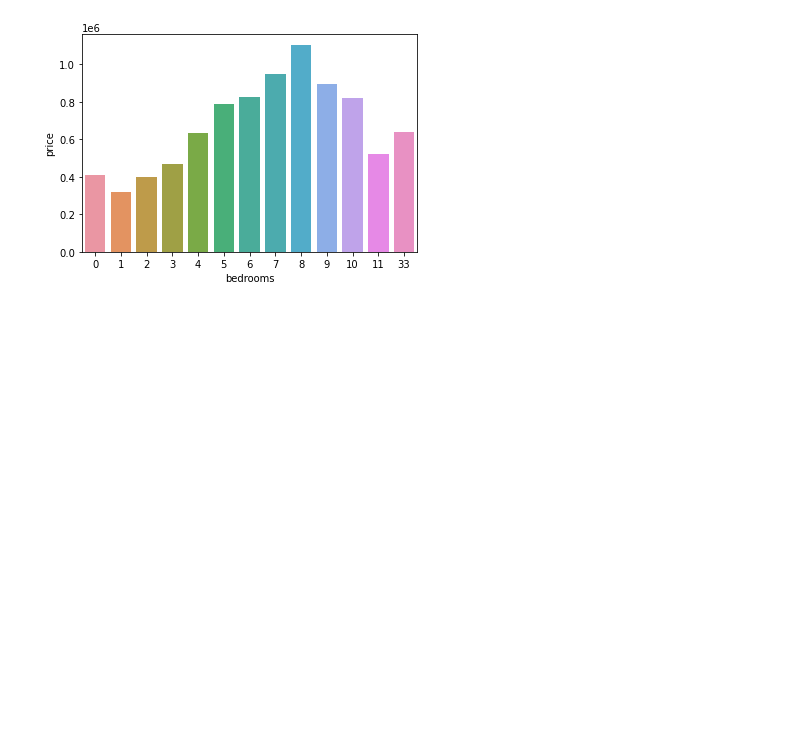
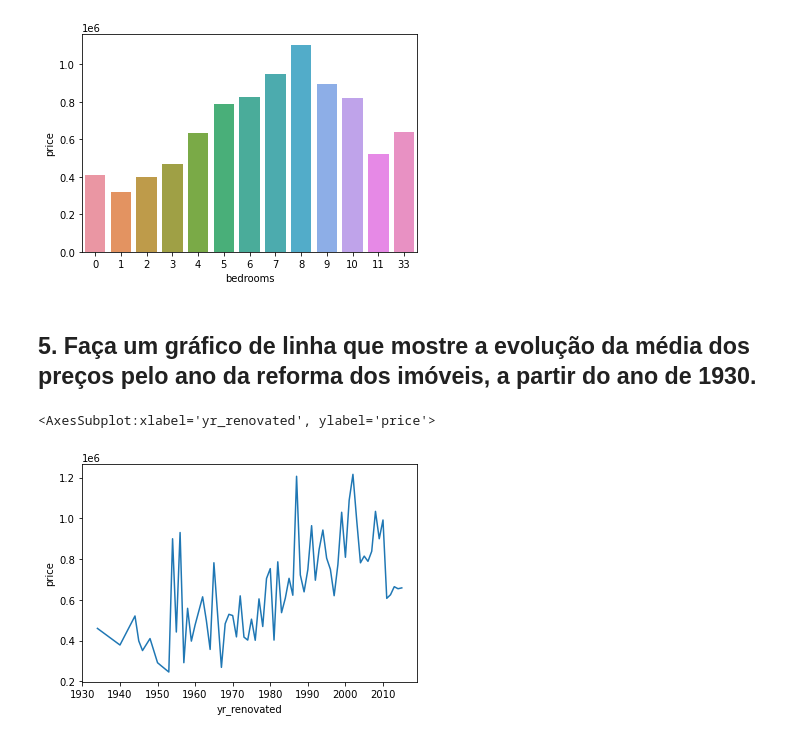
Before and after one commit to fe-sts/Data-Science, a Jupyter notebook: Python do ZERO ao DS/3. Transformação de Dados I - Básico/3. Novas perguntas do CEO .ipynb, the cells around one changed output. Cells and saved outputs as stored; diff of their text form; code cells hidden in the pictures; blank space fills up the shorter version.

```diff
--- a/Python do ZERO ao DS/3. Transformação de Dados I - Básico/3. Novas perguntas do CEO .ipynb
+++ b/Python do ZERO ao DS/3. Transformação de Dados I - Básico/3. Novas perguntas do CEO .ipynb
@@ -88,3 +88,16 @@ sns.barplot(x='bedrooms', y='price', data=df)
 # %% [output]
 <AxesSubplot:xlabel='bedrooms', ylabel='price'>
 [figure]
+# %% [markdown]
+## 5. Faça um gráﬁco de linha que mostre a evolução da média dos preços pelo ano da reforma dos imóveis, a partir do ano de 1930.
+# %%
+#data.loc[data['yr_renovated'] > 0, 'yr_renovated']
+
+df = data.loc[data['yr_renovated'] > 1930, ['price', 'yr_renovated']].groupby('yr_renovated').mean().reset_index()
+
+df.head()
+
+sns.lineplot(x='yr_renovated', y='price', data=df)
+# %% [output]
+<AxesSubplot:xlabel='yr_renovated', ylabel='price'>
+[figure, added]
```
Also changed, not shown: parts of 1 cell of this notebook.
